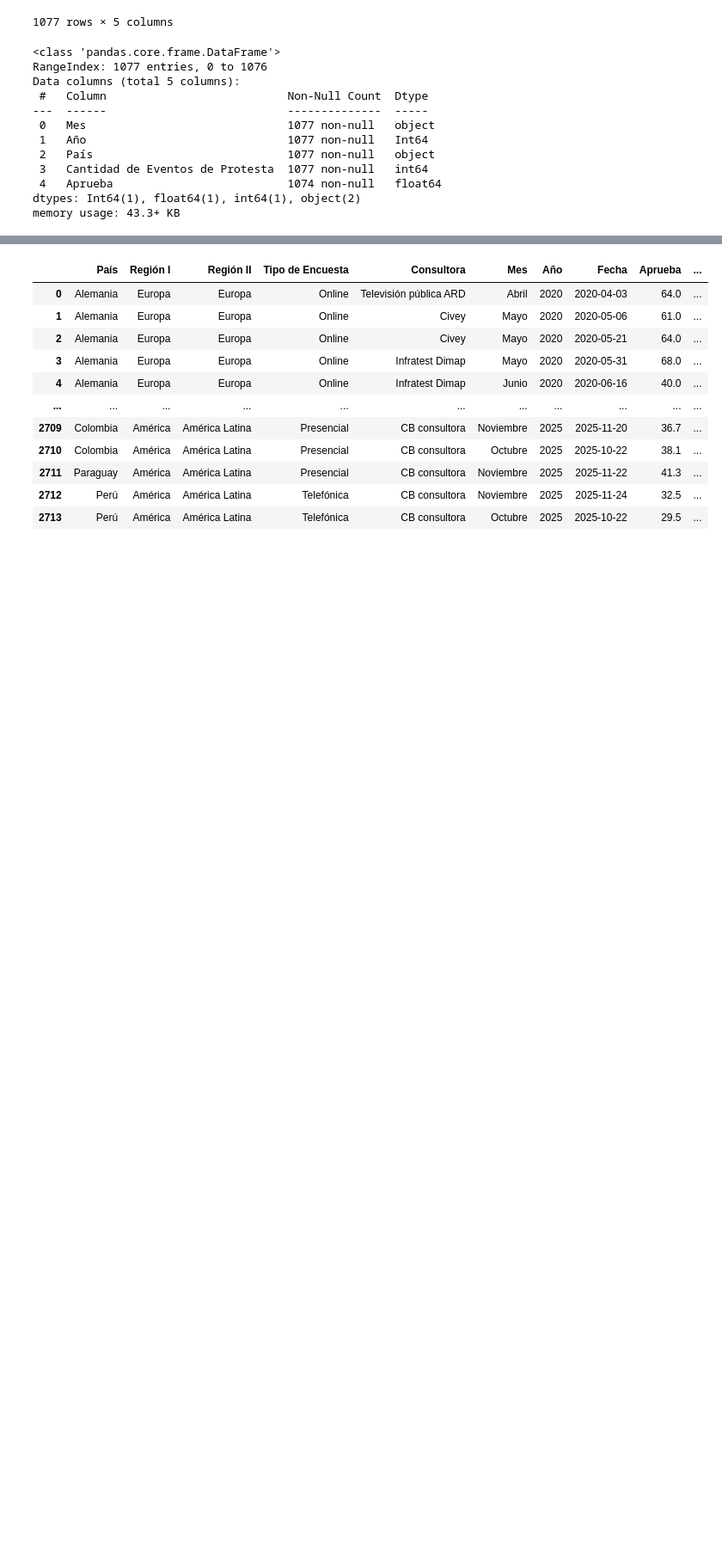
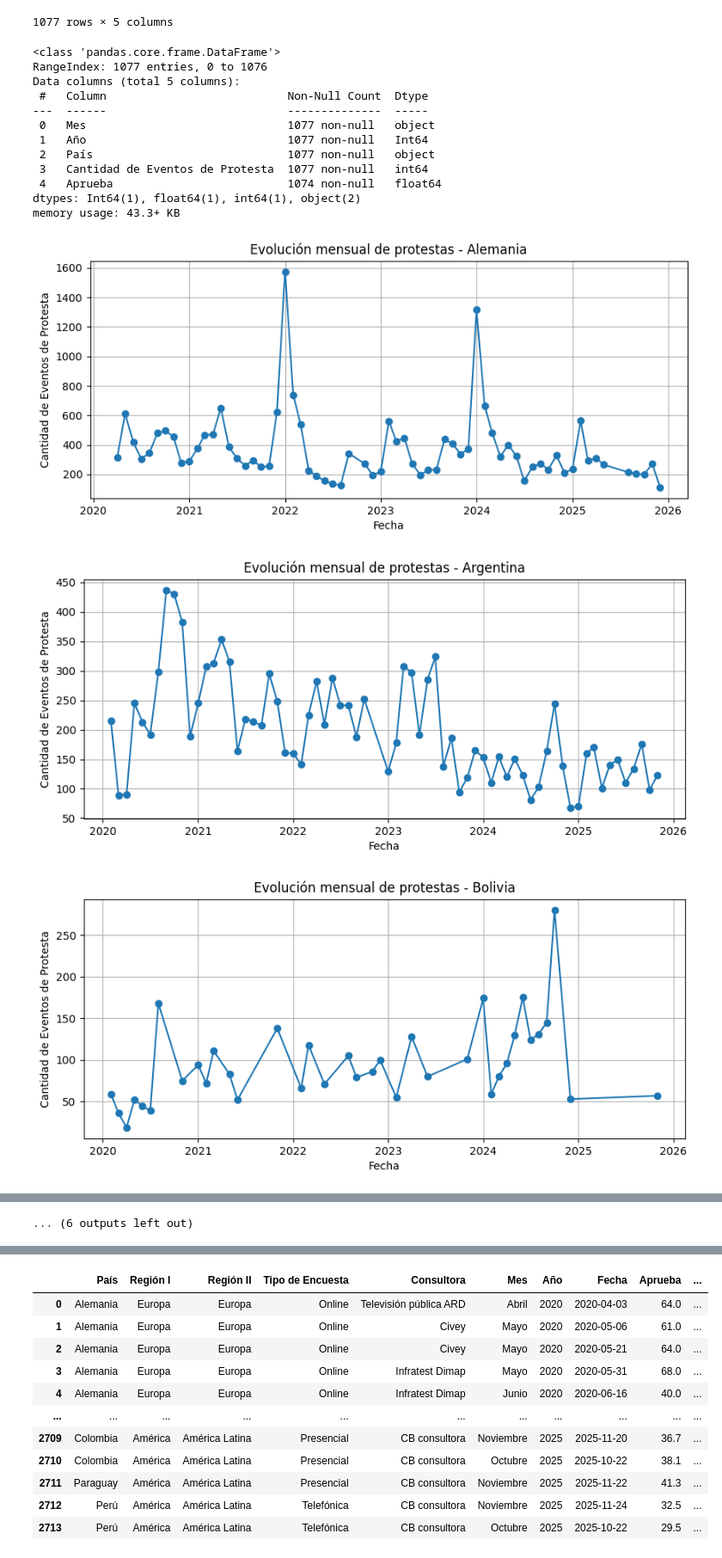
Before and after one commit to Claudio-Ferriz/Proyecto-AP-PS, a Jupyter notebook: Proyecto_AP_PS.ipynb, the cells around one changed output, grey strips where cells are left out. Shown at 86% size. Saved outputs shown, nothing was run; the diff lists cells and outputs as text; code cells hidden in the pictures; blank space fills up the shorter version.

```diff
--- a/Proyecto_AP_PS.ipynb
+++ b/Proyecto_AP_PS.ipynb
@@ -292,3 +296,39 @@ Data columns (total 5 columns):
  4   Aprueba                          1074 non-null   float64
 dtypes: Int64(1), float64(1), int64(1), object(2)
 memory usage: 43.3+ KB
+# %%
+df_month = df_ap_ps_2.groupby(
+    ['País', 'Año', 'Mes'],
+    as_index=False
+)['Cantidad de Eventos de Protesta'].sum()
+# %%
+# Diccionario para convertir meses a número
+meses_dict = {
+    'Enero': 1, 'Febrero': 2, 'Marzo': 3, 'Abril': 4,
+    'Mayo': 5, 'Junio': 6, 'Julio': 7, 'Agosto': 8,
+    'Septiembre': 9, 'Octubre': 10, 'Noviembre': 11, 'Diciembre': 12
+}
+
+df_month['Mes_num'] = df_month['Mes'].map(meses_dict)
+
+# Crear fecha
+df_month['Fecha'] = pd.to_datetime(
+    df_month['Año'].astype(str) + '-' + df_month['Mes_num'].astype(str) + '-01'
+)
+# %%
+for pais in df_month['País'].unique():
+    data_pais = df_month[df_month['País'] == pais].sort_values('Fecha')
+
+    plt.figure(figsize=(10,4))
+    plt.plot(data_pais['Fecha'], data_pais['Cantidad de Eventos de Protesta'], marker='o')
+
+    plt.title(f'Evolución mensual de protestas - {pais}')
+    plt.xlabel('Fecha')
+    plt.ylabel('Cantidad de Eventos de Protesta')
+    plt.grid(True)
+
+    plt.show()
+# %% [output]
+[figure, added]
+[figure, added]
+[figure, added]
@@ -294,0 +344 @@ memory usage: 43.3+ KB
+... (6 outputs left out)
```
Also changed, not shown: parts of 15 cells of this notebook.
